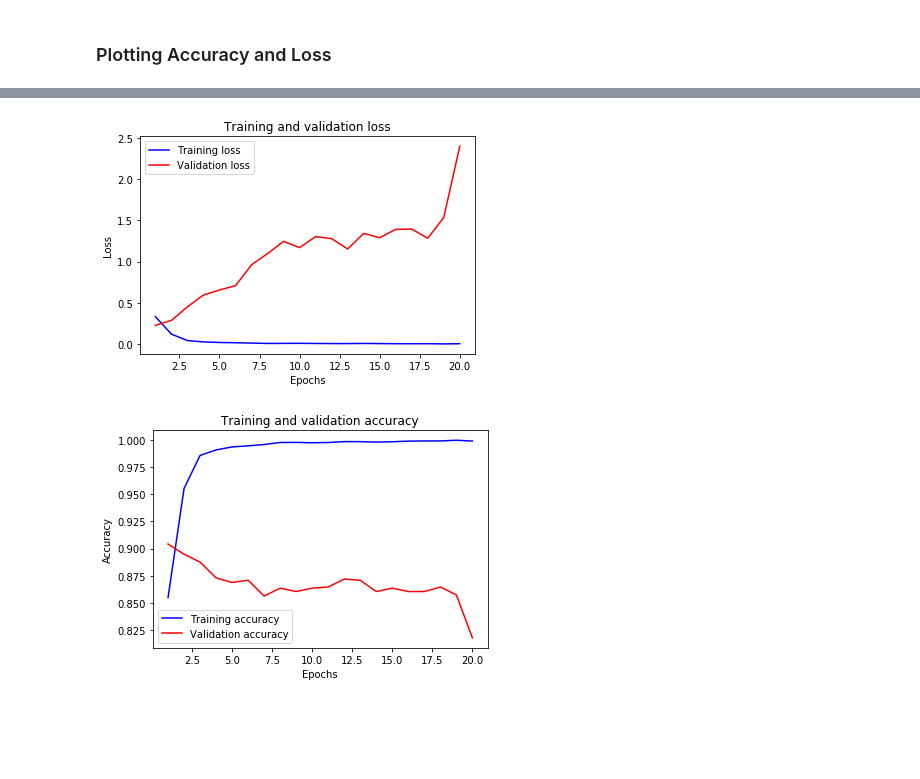
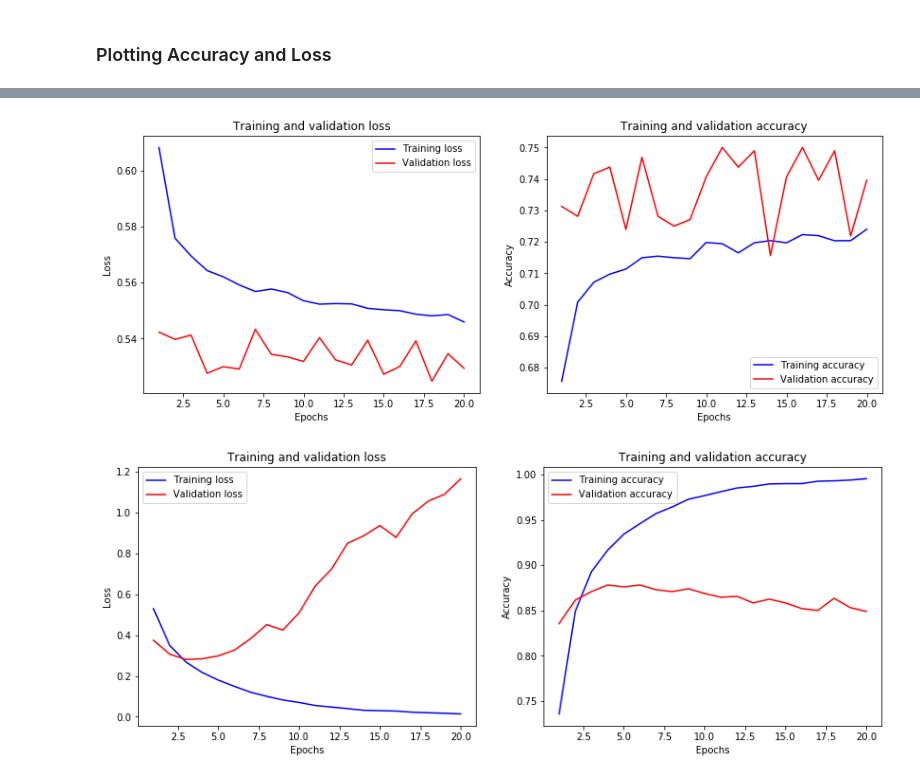
Before and after one commit to ccarpenterg/introNLP, a Jupyter notebook: 02b_NLP_and_neural_networks.ipynb, the cells around one changed output, grey strips where cells are left out. Drawn from its saved outputs; the diff is of its cells as text; code cells hidden in the pictures; blank space fills up the shorter version.

```diff
--- a/02b_NLP_and_neural_networks.ipynb
+++ b/02b_NLP_and_neural_networks.ipynb
@@ -258,5 +347,8 @@ plot_stats(results['v1'])
 # %%
-plot_stats(results['v2'])
+plot_metrics(results['v2'])
 # %% [output]
-[figure, old version]
+[figure, new version]
-[figure, removed]
+# %%
+plot_metrics(results['v3'])
+# %% [output]
+[figure, added]
```
Also changed, not shown: parts of 22 cells of this notebook.
